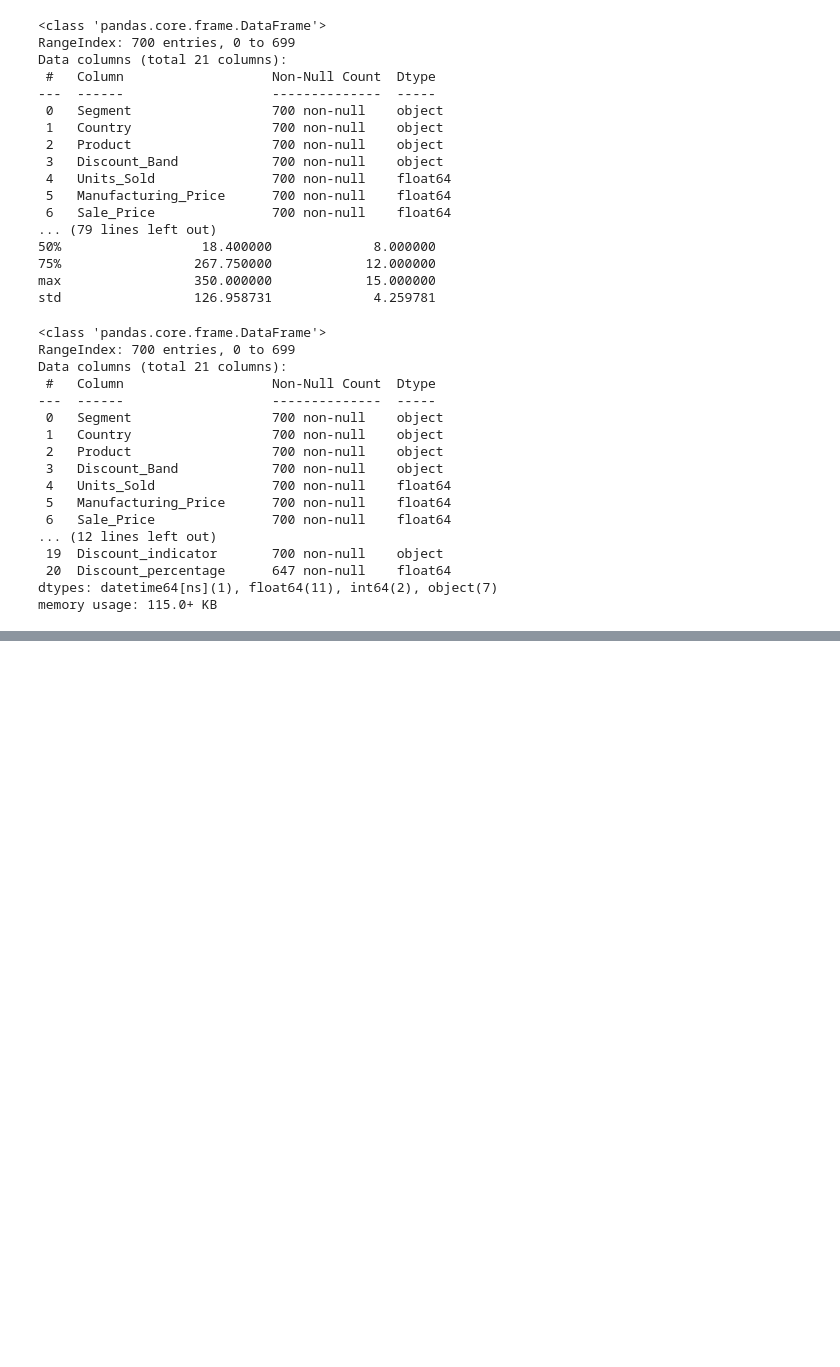
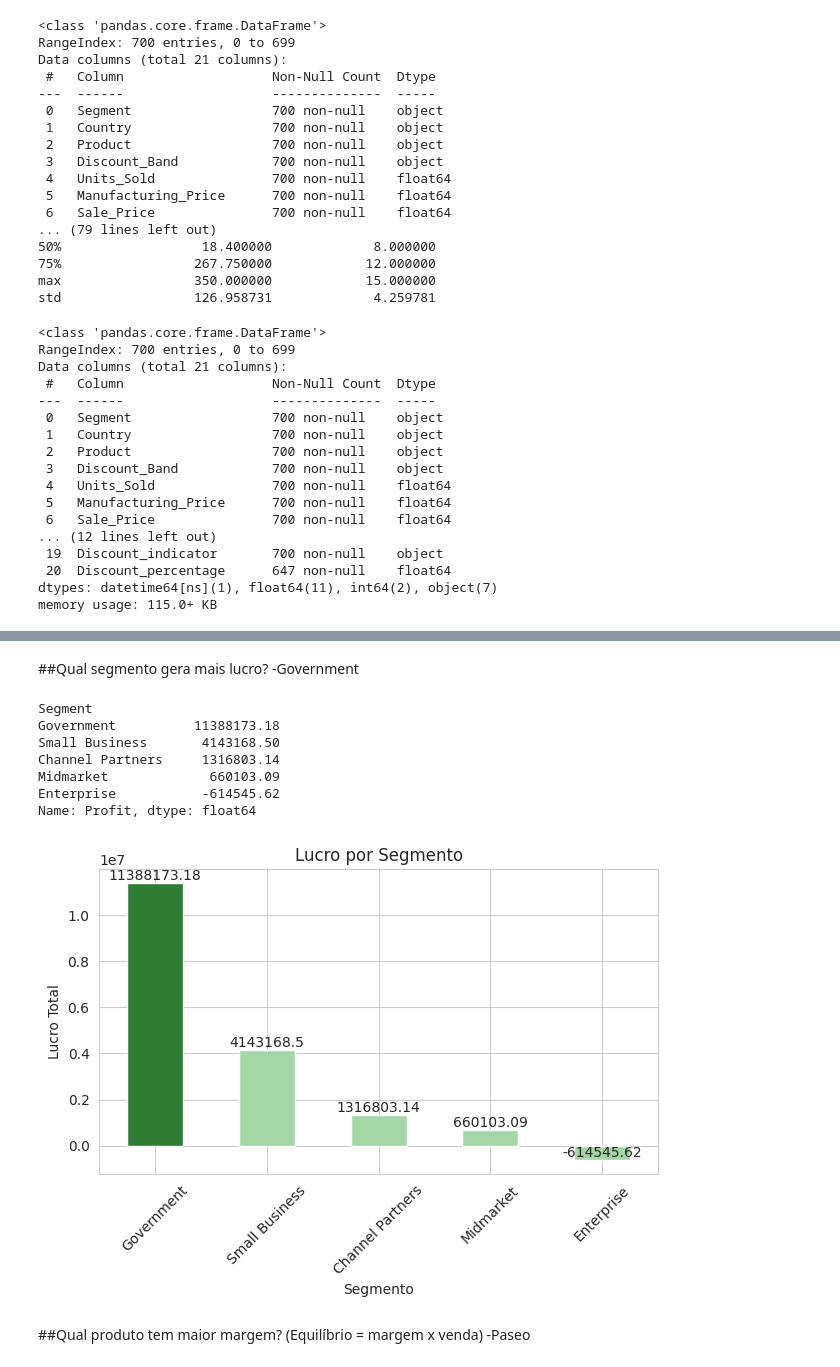
Before and after one commit to luanaketerlly/sales-data-analysis, a Jupyter notebook: Tratamento_dataset_vendas_ipynb.ipynb, the cells around one changed output, grey strips where cells are left out. Drawn from its saved outputs; the diff is of its cells as text; code cells hidden in the pictures; blank space fills up the shorter version.

```diff
--- a/Tratamento_dataset_vendas_ipynb.ipynb
+++ b/Tratamento_dataset_vendas_ipynb.ipynb
@@ -527,0 +621,44 @@ Dataset tratado salvo com sucesso no Google Drive.
+# %% [markdown]
+##Qual segmento gera mais lucro?
+-Government
+# %%
+
+# Agrupar lucro por segmento
+lucro_segmento = df.groupby('Segment')['Profit'].sum().sort_values(ascending=False)
+
+# Ver no console
+print(lucro_segmento)
+
+# Cores em verde (destacar o mais lucrativo)
+cores = ['#2e7d32' if i == 0 else '#a5d6a7' for i in range(len(lucro_segmento))]
+
+# Criar gráfico
+plt.figure()
+lucro_segmento.plot(kind='bar', color=cores)
+
+# Títulos
+plt.title('Lucro por Segmento')
+plt.xlabel('Segmento')
+plt.ylabel('Lucro Total')
+
+# Ajustes visuais
+plt.xticks(rotation=45)
+plt.tight_layout()
+
+# Mostrar valores nas barras
+for i, v in enumerate(lucro_segmento):
+    plt.text(i, v, str(round(v, 2)), ha='center', va='bottom')
+
+plt.show()
+# %% [output]
+Segment
+Government          11388173.18
+Small Business       4143168.50
+Channel Partners     1316803.14
+Midmarket             660103.09
+Enterprise           -614545.62
+Name: Profit, dtype: float64
+[figure, added]
+# %% [markdown]
+##Qual produto tem maior margem? (Equilíbrio = margem x venda)
+-Paseo
```
Also changed, not shown: parts of 22 cells of this notebook.
